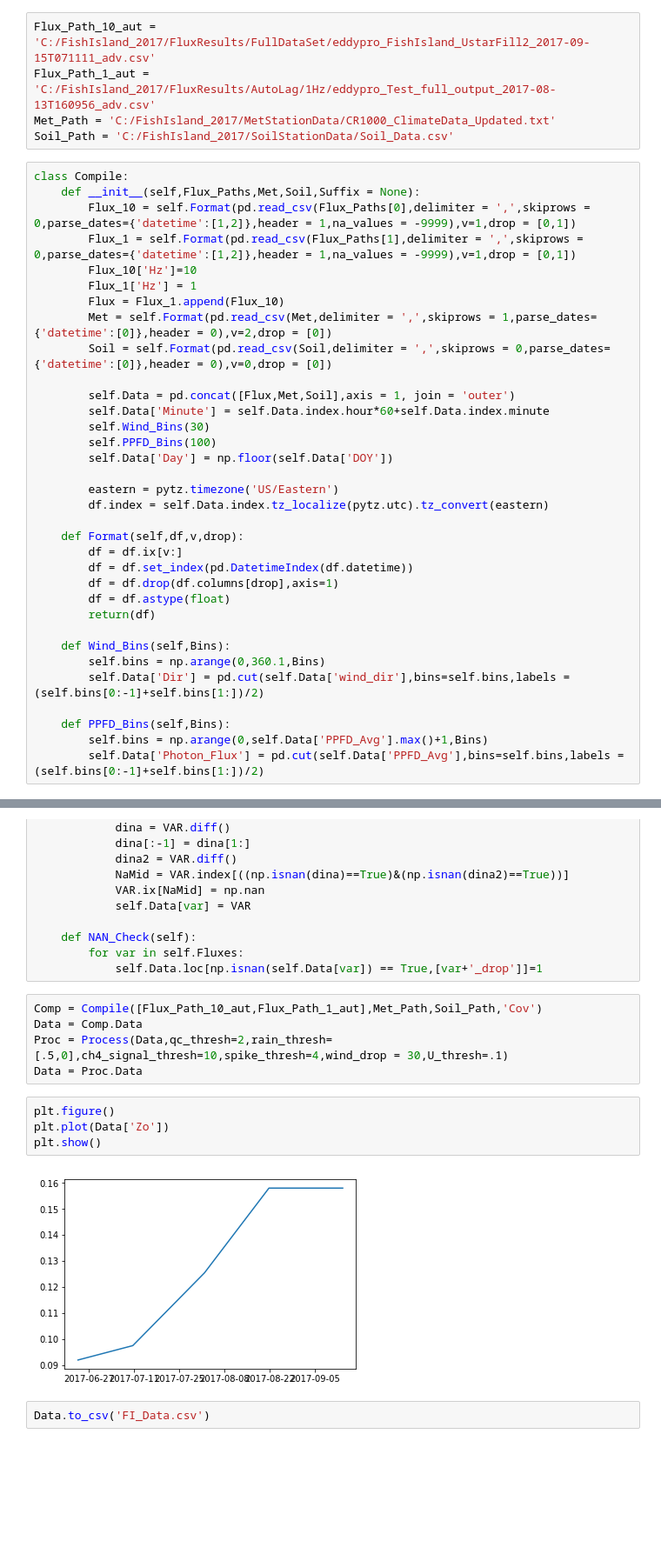
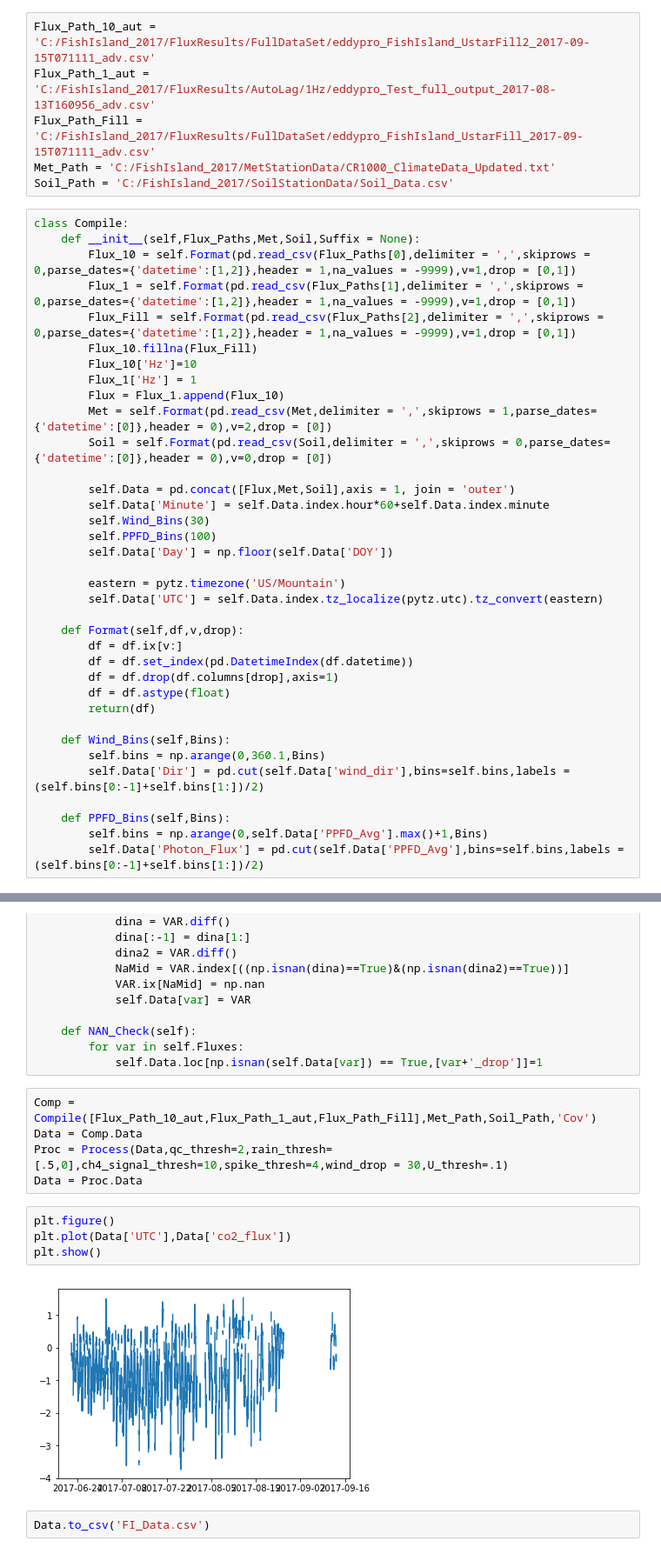
Before and after one commit to June-Skeeter/FishIsland_Processing, a Jupyter notebook: FishIsland_DataCompilder.ipynb, the cells around one changed output, grey strips where cells are left out. Shown: that part at 87% size. Saved outputs shown, nothing was run; the diff lists cells and outputs as text; blank space fills up the shorter version.

```diff
--- a/FishIsland_DataCompilder.ipynb
+++ b/FishIsland_DataCompilder.ipynb
@@ -11,6 +10,7 @@ warnings.filterwarnings('ignore')
 # %%
 Flux_Path_10_aut = 'C:/FishIsland_2017/FluxResults/FullDataSet/eddypro_FishIsland_UstarFill2_2017-09-15T071111_adv.csv'
 Flux_Path_1_aut = 'C:/FishIsland_2017/FluxResults/AutoLag/1Hz/eddypro_Test_full_output_2017-08-13T160956_adv.csv'
+Flux_Path_Fill = 'C:/FishIsland_2017/FluxResults/FullDataSet/eddypro_FishIsland_UstarFill_2017-09-15T071111_adv.csv'
 Met_Path = 'C:/FishIsland_2017/MetStationData/CR1000_ClimateData_Updated.txt'
 Soil_Path = 'C:/FishIsland_2017/SoilStationData/Soil_Data.csv'
 # %%
@@ -18,6 +18,8 @@ class Compile:
     def __init__(self,Flux_Paths,Met,Soil,Suffix = None):
         Flux_10 = self.Format(pd.read_csv(Flux_Paths[0],delimiter = ',',skiprows = 0,parse_dates={'datetime':[1,2]},header = 1,na_values = -9999),v=1,drop = [0,1])
         Flux_1 = self.Format(pd.read_csv(Flux_Paths[1],delimiter = ',',skiprows = 0,parse_dates={'datetime':[1,2]},header = 1,na_values = -9999),v=1,drop = [0,1])
+        Flux_Fill = self.Format(pd.read_csv(Flux_Paths[2],delimiter = ',',skiprows = 0,parse_dates={'datetime':[1,2]},header = 1,na_values = -9999),v=1,drop = [0,1])
+        Flux_10.fillna(Flux_Fill)
         Flux_10['Hz']=10
         Flux_1['Hz'] = 1
         Flux = Flux_1.append(Flux_10)
@@ -30,8 +32,8 @@ class Compile:
         self.PPFD_Bins(100)
         self.Data['Day'] = np.floor(self.Data['DOY'])
 
-        eastern = pytz.timezone('US/Eastern')
-        df.index = self.Data.index.tz_localize(pytz.utc).tz_convert(eastern)
+        eastern = pytz.timezone('US/Mountain')
+        self.Data['UTC'] = self.Data.index.tz_localize(pytz.utc).tz_convert(eastern)
 
     def Format(self,df,v,drop):
         df = df.ix[v:]
@@ -122,15 +124,15 @@ class Process:
         for var in self.Fluxes:
             self.Data.loc[np.isnan(self.Data[var]) == True,[var+'_drop']]=1
 # %%
-Comp = Compile([Flux_Path_10_aut,Flux_Path_1_aut],Met_Path,Soil_Path,'Cov')
+Comp = Compile([Flux_Path_10_aut,Flux_Path_1_aut,Flux_Path_Fill],Met_Path,Soil_Path,'Cov')
 Data = Comp.Data
 Proc = Process(Data,qc_thresh=2,rain_thresh=[.5,0],ch4_signal_thresh=10,spike_thresh=4,wind_drop = 30,U_thresh=.1)
 Data = Proc.Data
 # %%
 plt.figure()
-plt.plot(Data['Zo'])
+plt.plot(Data['UTC'],Data['co2_flux'])
 plt.show()
 # %% [output]
-[figure, old version]
+[figure, new version]
 # %%
 Data.to_csv('FI_Data.csv')
```
Also changed, not shown: parts of 1 cell of this notebook, 3 other files.
